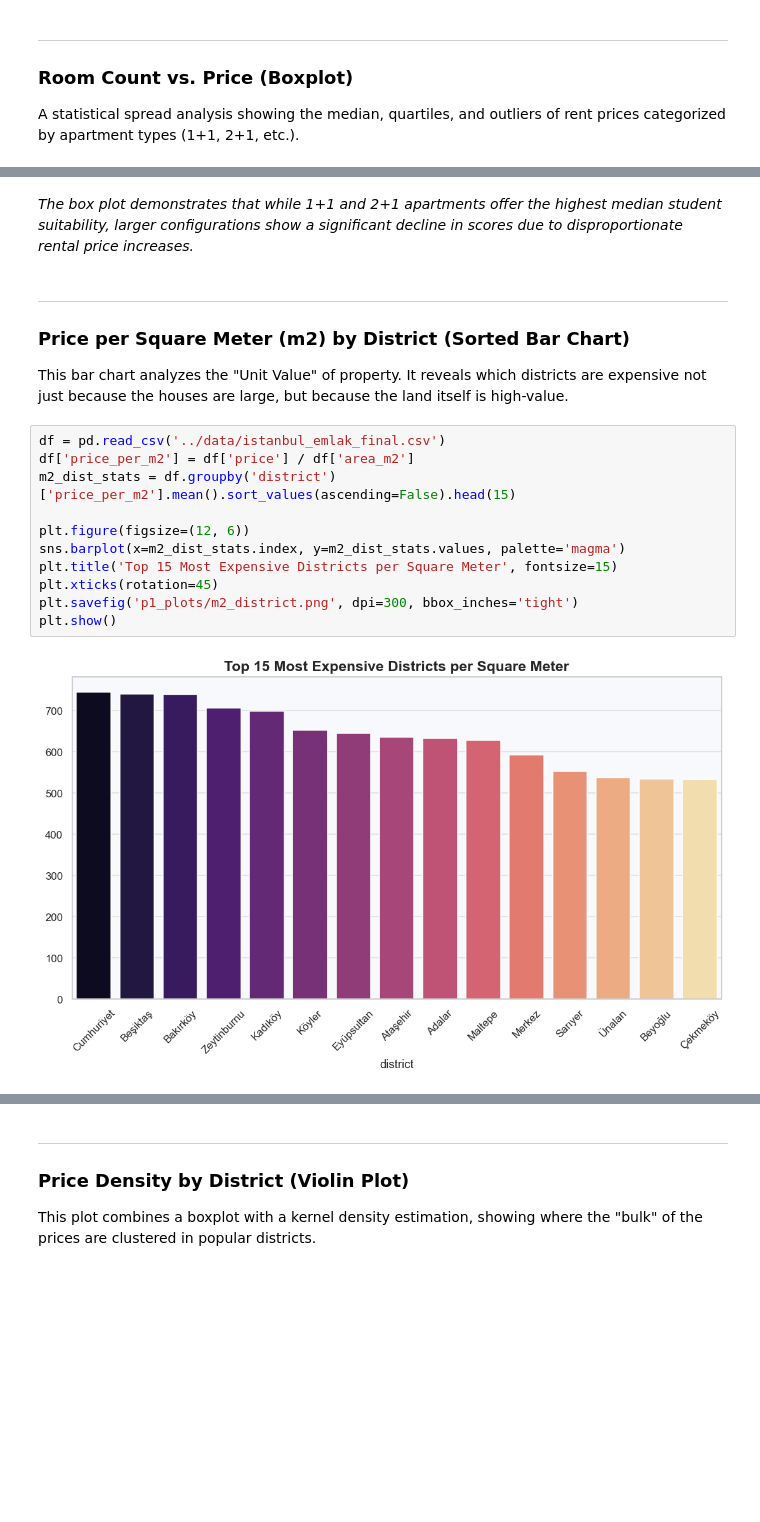
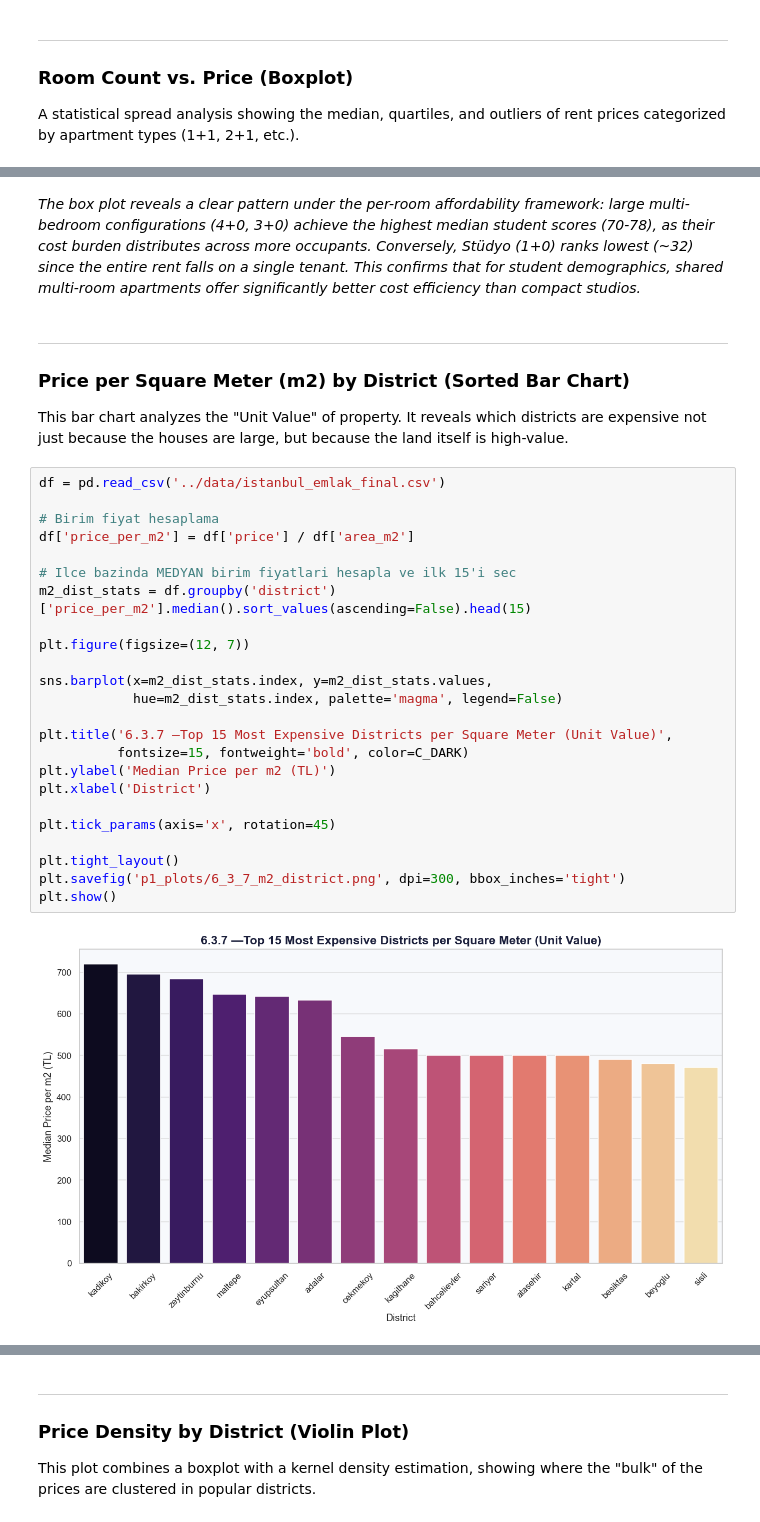
Before and after one commit to oykutugana/istanbul-rent-walkability-analysis, a Jupyter notebook: p1/p1_eda_<24018020>.ipynb, the cells around one changed output, grey strips where cells are left out. Drawn from its saved outputs; the diff is of its cells as text; blank space fills up the shorter version.

```diff
--- a/p1/p1_eda_<24018020>.ipynb
+++ b/p1/p1_eda_<24018020>.ipynb
@@ -1397,20 +1557,33 @@ plt.show()
 # %% [markdown]
-_The box plot demonstrates that while 1+1 and 2+1 apartments offer the highest median student suitability, larger configurations show a significant decline in scores due to disproportionate rental price increases._
+_The box plot reveals a clear pattern under the per-room affordability framework: large multi-bedroom configurations (4+0, 3+0) achieve the highest median student scores (70-78), as their cost burden distributes across more occupants. Conversely, Stüdyo (1+0) ranks lowest (~32) since the entire rent falls on a single tenant. This confirms that for student demographics, shared multi-room apartments offer significantly better cost efficiency than compact studios._
 # %% [markdown]
 ---
 ### Price per Square Meter (m2) by District (Sorted Bar Chart)
 This bar chart analyzes the "Unit Value" of property. It reveals which districts are expensive not just because the houses are large, but because the land itself is high-value.
 # %%
 df = pd.read_csv('../data/istanbul_emlak_final.csv')
+
+# Birim fiyat hesaplama
 df['price_per_m2'] = df['price'] / df['area_m2']
-m2_dist_stats = df.groupby('district')['price_per_m2'].mean().sort_values(ascending=False).head(15)
 
-plt.figure(figsize=(12, 6))
-sns.barplot(x=m2_dist_stats.index, y=m2_dist_stats.values, palette='magma')
-plt.title('Top 15 Most Expensive Districts per Square Meter', fontsize=15)
-plt.xticks(rotation=45)
-plt.savefig('p1_plots/m2_district.png', dpi=300, bbox_inches='tight')
+# Ilce bazinda MEDYAN birim fiyatlari hesapla ve ilk 15'i sec
+m2_dist_stats = df.groupby('district')['price_per_m2'].median().sort_values(ascending=False).head(15)
+
+plt.figure(figsize=(12, 7))
+
+sns.barplot(x=m2_dist_stats.index, y=m2_dist_stats.values,
+            hue=m2_dist_stats.index, palette='magma', legend=False)
+
+plt.title('6.3.7 —Top 15 Most Expensive Districts per Square Meter (Unit Value)',
+          fontsize=15, fontweight='bold', color=C_DARK)
+plt.ylabel('Median Price per m2 (TL)')
+plt.xlabel('District')
+
+plt.tick_params(axis='x', rotation=45)
+
+plt.tight_layout()
+plt.savefig('p1_plots/6_3_7_m2_district.png', dpi=300, bbox_inches='tight')
 plt.show()
 # %% [output]
-[figure, old version]
+[figure, new version]
 # %% [markdown]
```
Also changed, not shown: parts of 83 cells of this notebook, 33 other files.
